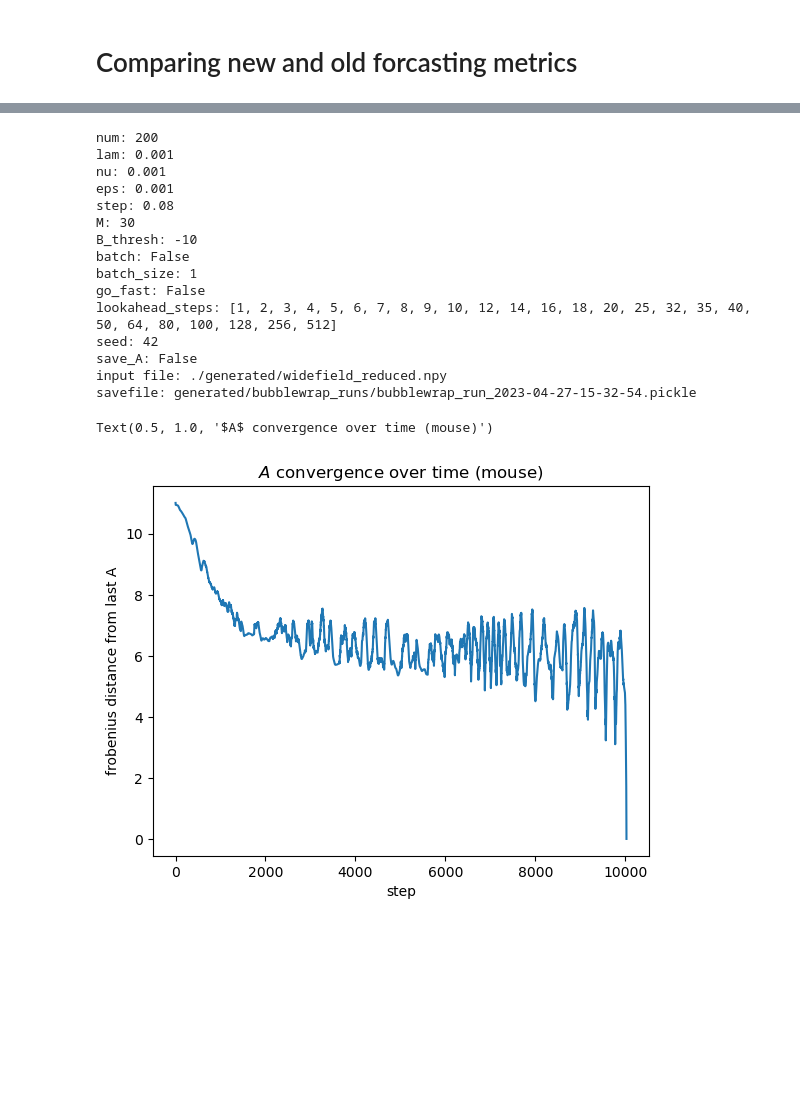
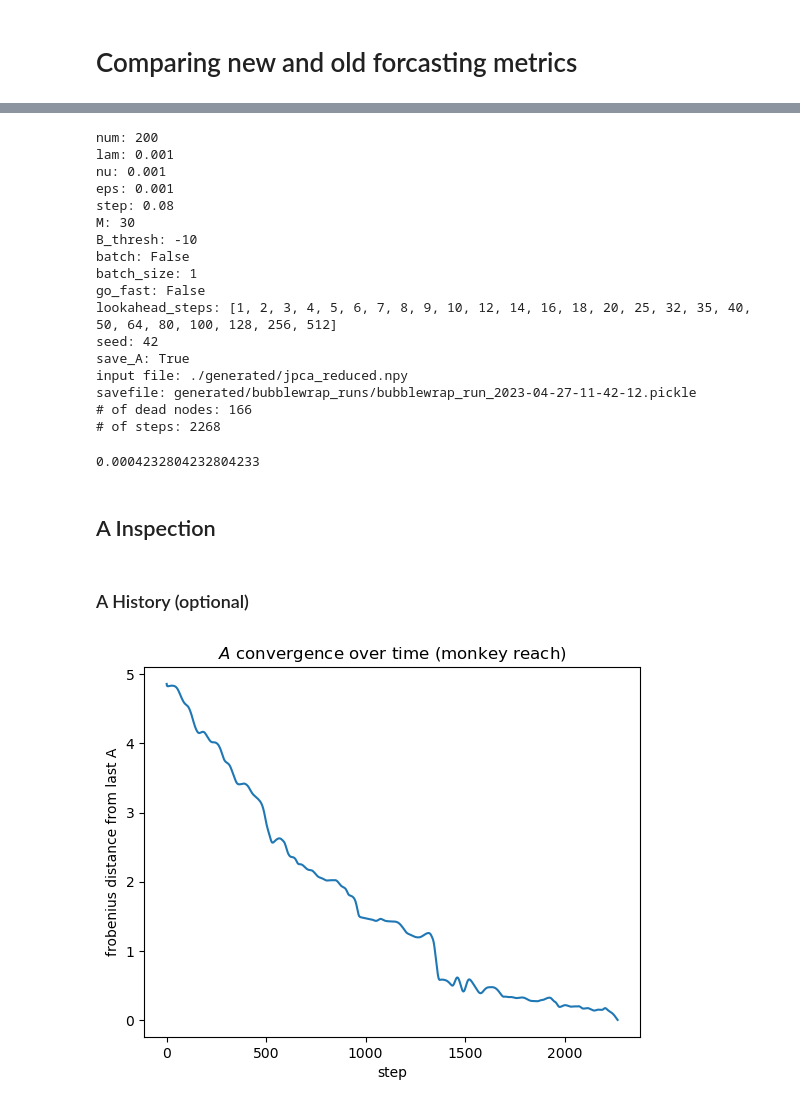
Before and after one commit to draeloslab/Bubblewrap, a Jupyter notebook: generated/bubblewrap_runs/Run Inspector.ipynb, the cells around one changed output, grey strips where cells are left out. Saved outputs shown, nothing was run; the diff lists cells and outputs as text; code cells hidden in the pictures; blank space fills up the shorter version.

```diff
--- a/generated/bubblewrap_runs/Run Inspector.ipynb
+++ b/generated/bubblewrap_runs/Run Inspector.ipynb
@@ -23,4 +30,4 @@ files[-2:]
 # %%
-file = 'bubblewrap_run_2023-04-27-10-34-20.pickle'
+file = 'bubblewrap_run_2023-04-27-11-39-52.pickle'
 file
 # %% [output]
@@ -47,0 +160,2 @@ plt.plot(br.bw_parameters["lookahead_steps"], pp_means)
+# %%
+datasets = pd.DataFrame(columns=["old_way_file", "new_way_file", "shuffled_old_way_file", "shuffled_new_way_file", "has_A", "has_states"])
@@ -47,0 +274,13 @@ plt.plot(br.bw_parameters["lookahead_steps"], pp_means)
+# %%
+def assert_brs_match(brs):
+    for i in range(len(brs)-1):
+        assert brs[i].bw_parameters == brs[i+1].bw_parameters
+
+for dataset in datasets.index:
+    br_s = []
+    for column in [column for column in datasets if "file" in column]:
+        if not pd.isna(datasets.loc[dataset, column]):
+            with open(datasets.loc[dataset, column], "rb") as fhan:
+                br = pickle.load(fhan)
+            br_s.append(br)
+    assert_brs_match(br_s)
@@ -106,6 +317,8 @@ for key, value in new_way_br.bw_parameters.items():
     print(f"{key}: {value}")
 print(f"input file: {new_way_br.file}")
 print(f"savefile: {new_way_br.outfile}")
+print(f"# of dead nodes: {len(new_way_br.dead_nodes)}")
+print(f"# of steps: {new_way_br.entropy_list.shape[0]}")
 # %% [output]
 num: 200
 lam: 0.001
@@ -119,16 +332,30 @@ batch_size: 1
 go_fast: False
 lookahead_steps: [1, 2, 3, 4, 5, 6, 7, 8, 9, 10, 12, 14, 16, 18, 20, 25, 32, 35, 40, 50, 64, 80, 100, 128, 256, 512]
 seed: 42
-save_A: False
-input file: ./generated/widefield_reduced.npy
-savefile: generated/bubblewrap_runs/bubblewrap_run_2023-04-27-15-32-54.pickle
+save_A: True
+input file: ./generated/jpca_reduced.npy
+savefile: generated/bubblewrap_runs/bubblewrap_run_2023-04-27-11-42-12.pickle
+# of dead nodes: 166
+# of steps: 2268
+# %%
+assert new_way_br.bw_parameters.items() == old_way_br.bw_parameters.items()
+assert np.all(new_way_br.entropy_list == old_way_br.entropy_list)
+assert np.all((new_way_br.pred_list == old_way_br.pred_list)[:,0])
+assert new_way_br.bw_parameters["lookahead_steps"] == old_way_br.bw_parameters["lookahead_steps"]
+print((new_way_br.pred_list == old_way_br.pred_list)[:,1:].mean())
+# %% [output]
+0.0004232804232804233
+# %% [markdown]
+## A Inspection
+# %% [markdown]
+### A History (optional)
 # %%
 %matplotlib inline
-plt.plot(np.linalg.norm(new_way_br.A_list - new_way_br.A_list[-1], axis=(1,2)))
-plt.xlabel("step")
-plt.ylabel("frobenius distance from last A")
-plt.title(f"$A$ convergence over time ({dataset})")
+if datasets.loc[dataset].has_A:
+    plt.plot(np.linalg.norm(new_way_br.A_list - new_way_br.A_list[-1], axis=(1,2)))
+    plt.xlabel("step")
+    plt.ylabel("frobenius distance from last A")
+    plt.title(f"$A$ convergence over time ({dataset})");
 # %% [output]
-Text(0.5, 1.0, '$A$ convergence over time (mouse)')
-[figure, old version]
+[figure, new version]
 # %%
```
Also changed, not shown: parts of 73 cells of this notebook, 3 other files.
